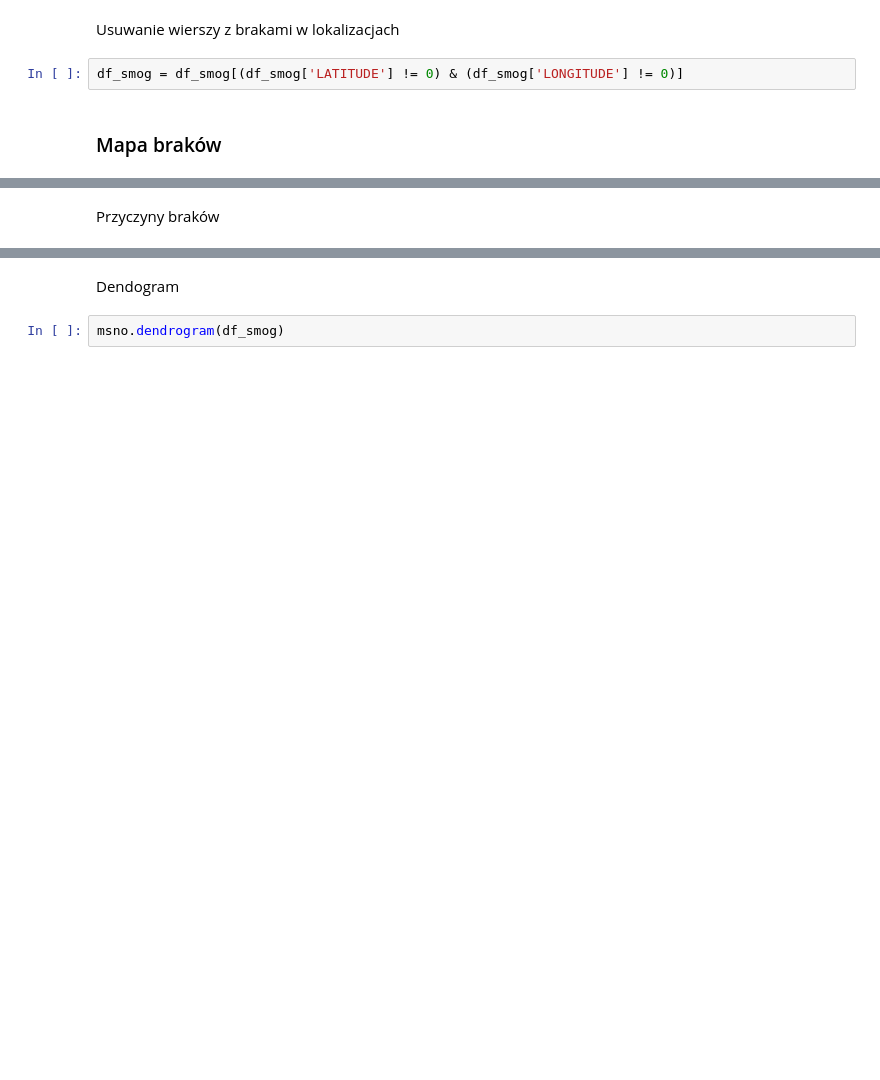
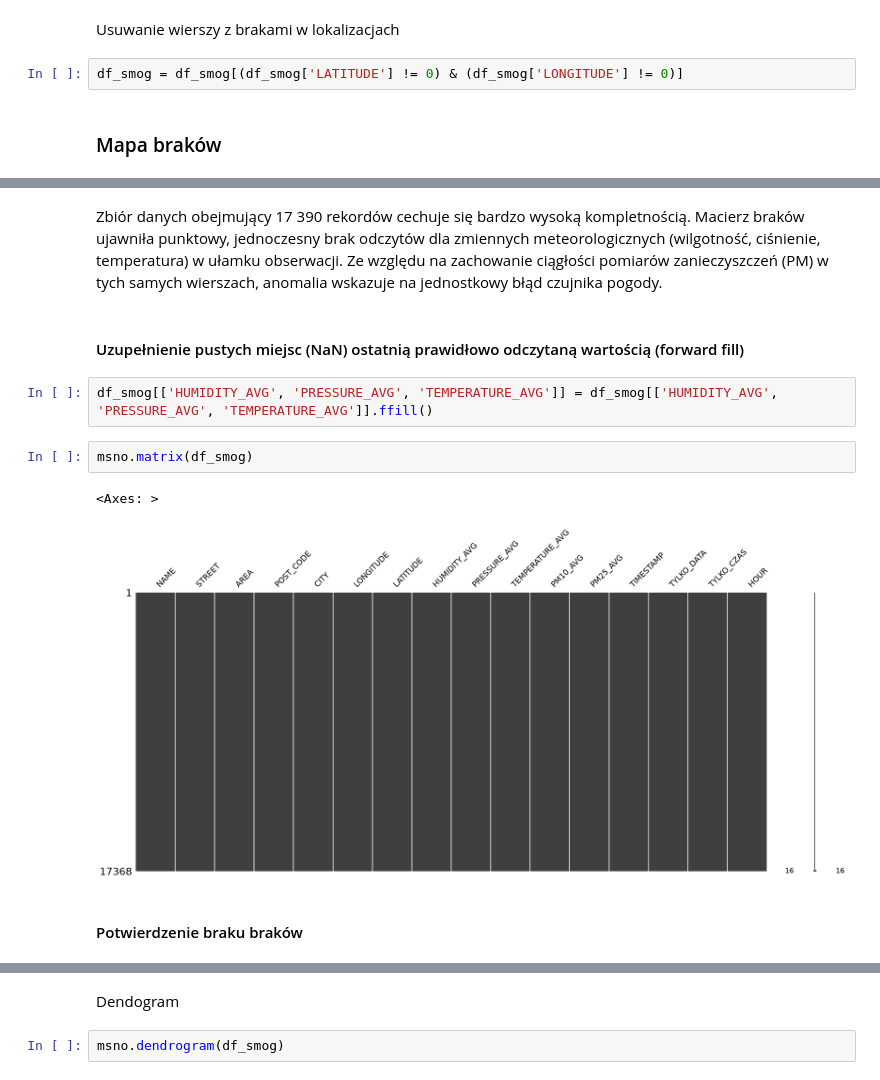
Before and after one commit to Kwadivald/Analiza, a Jupyter notebook: scripts/smog_raw.ipynb, the cells around one changed output, grey strips where cells are left out. Drawn from its saved outputs; the diff is of its cells as text; blank space fills up the shorter version.

```diff
--- a/scripts/smog_raw.ipynb
+++ b/scripts/smog_raw.ipynb
@@ -131,4 +294,15 @@ msno.matrix(df_smog)
-# %% [markdown]
-Przyczyny braków
+# %% [markdown]
+Zbiór danych obejmujący 17 390 rekordów cechuje się bardzo wysoką kompletnością. Macierz braków ujawniła punktowy, jednoczesny brak odczytów dla zmiennych meteorologicznych (wilgotność, ciśnienie, temperatura) w ułamku obserwacji. Ze względu na zachowanie ciągłości pomiarów zanieczyszczeń (PM) w tych samych wierszach, anomalia wskazuje na jednostkowy błąd czujnika pogody.
+# %% [markdown]
+#### Uzupełnienie pustych miejsc (NaN) ostatnią prawidłowo odczytaną wartością (forward fill)
+# %%
+df_smog[['HUMIDITY_AVG', 'PRESSURE_AVG', 'TEMPERATURE_AVG']] = df_smog[['HUMIDITY_AVG', 'PRESSURE_AVG', 'TEMPERATURE_AVG']].ffill()
+# %%
+msno.matrix(df_smog)
+# %% [output]
+<Axes: >
+[figure, added]
+# %% [markdown]
+#### Potwierdzenie braku braków
 # %%
 msno.heatmap(df_smog)
```
Also changed, not shown: parts of 112 cells of this notebook, 12 other files.
